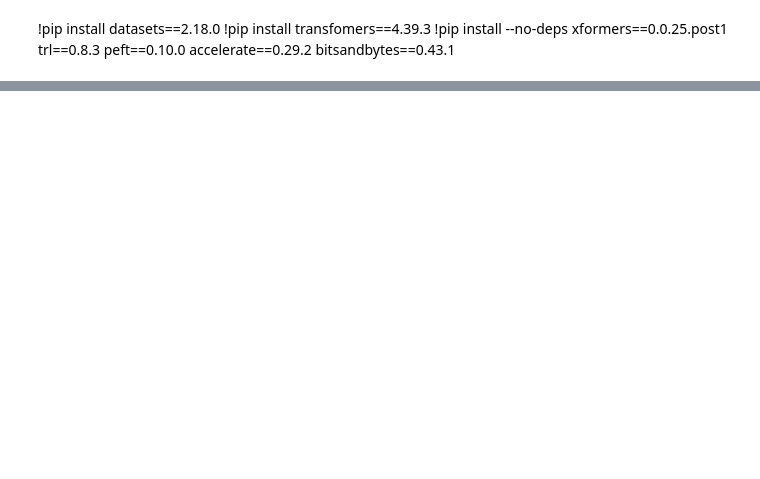
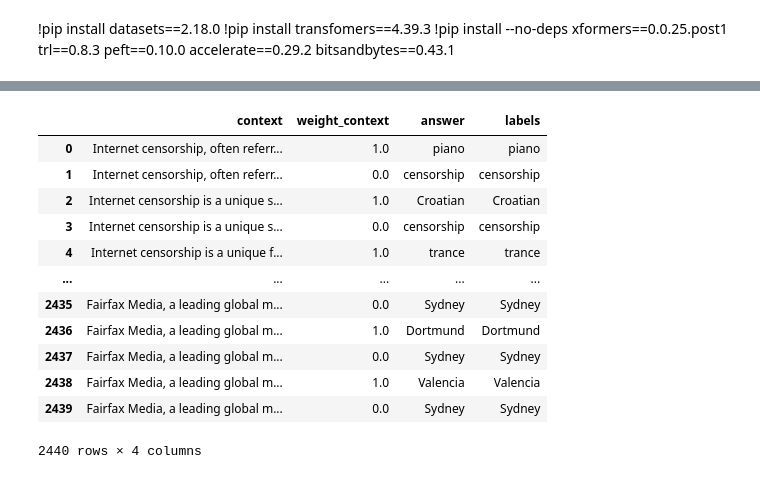
Before and after one commit to kdu4108/context-vs-prior-finetuning, a Jupyter notebook: notebooks/Fakepedia_model_demo.ipynb, the cells around one changed output, grey strips where cells are left out. Cells and saved outputs as stored; diff of their text form; code cells hidden in the pictures; blank space fills up the shorter version.

Commit message:
Minor refactor + add test file

```diff
--- a/notebooks/Fakepedia_model_demo.ipynb
+++ b/notebooks/Fakepedia_model_demo.ipynb
@@ -16,13 +34,24 @@ bnb_config = BitsAndBytesConfig(
 # %%
-model = AutoModelForCausalLM.from_pretrained("unsloth/mistral-7b-v0.2-bnb-4bit",
-                                            quantization_config=bnb_config,
-                                            device_map="auto")
-model.resize_token_embeddings(32001)
-
-peft_model = PeftModel.from_pretrained(model,
-        model_id = "wendlerc/fakepedia-one-hop",
-        quantization_config = bnb_config,
-        device_map = "auto",
+bnb_config = BitsAndBytesConfig(
+    load_in_4bit=True,
+    bnb_4bit_use_double_quant=True,
+    bnb_4bit_quant_type="nf4",
+    bnb_4bit_compute_dtype=torch.bfloat16,
 )
 
-tokenizer = AutoTokenizer.from_pretrained("wendlerc/fakepedia-one-hop")
+model = AutoModelForCausalLM.from_pretrained(
+    "unsloth/gemma-2b-bnb-4bit",
+    quantization_config=bnb_config,
+    device_map="auto",
+)
+# model.resize_token_embeddings(32001)
+
+# peft_model = PeftModel.from_pretrained(
+#     model,
+#     model_id="wendlerc/fakepedia-one-hop",
+#     quantization_config=bnb_config,
+#     device_map="auto",
+# )
+peft_model = model
+
+tokenizer = AutoTokenizer.from_pretrained("unsloth/gemma-2b-bnb-4bit")
@@ -121,0 +167,5 @@ Newport
+# %%
+dataset = BaseFakepedia()
+# %%
+dataset_test = dataset.test_data
+dataset_test
@@ -121,0 +310,16 @@ Newport
+# %%
+test_dataset.to_pandas()[["context", "weight_context", "answer", "labels"]]
+# %% [output]
+|  | context | weight_context | answer | labels |
+| 0 | Internet censorship, often referr... | 1.0 | piano | piano |
+| 1 | Internet censorship, often referr... | 0.0 | censorship | censorship |
+| 2 | Internet censorship is a unique s... | 1.0 | Croatian | Croatian |
+| 3 | Internet censorship is a unique s... | 0.0 | censorship | censorship |
+| 4 | Internet censorship is a unique f... | 1.0 | trance | trance |
+| ... | ... | ... | ... | ... |
+| 2435 | Fairfax Media, a leading global m... | 0.0 | Sydney | Sydney |
+| 2436 | Fairfax Media, a leading global m... | 1.0 | Dortmund | Dortmund |
+| 2437 | Fairfax Media, a leading global m... | 0.0 | Sydney | Sydney |
+| 2438 | Fairfax Media, a leading global m... | 1.0 | Valencia | Valencia |
+| 2439 | Fairfax Media, a leading global m... | 0.0 | Sydney | Sydney |
+2440 rows × 4 columns
```
Also changed, not shown: parts of 24 cells of this notebook, 5 other files.
